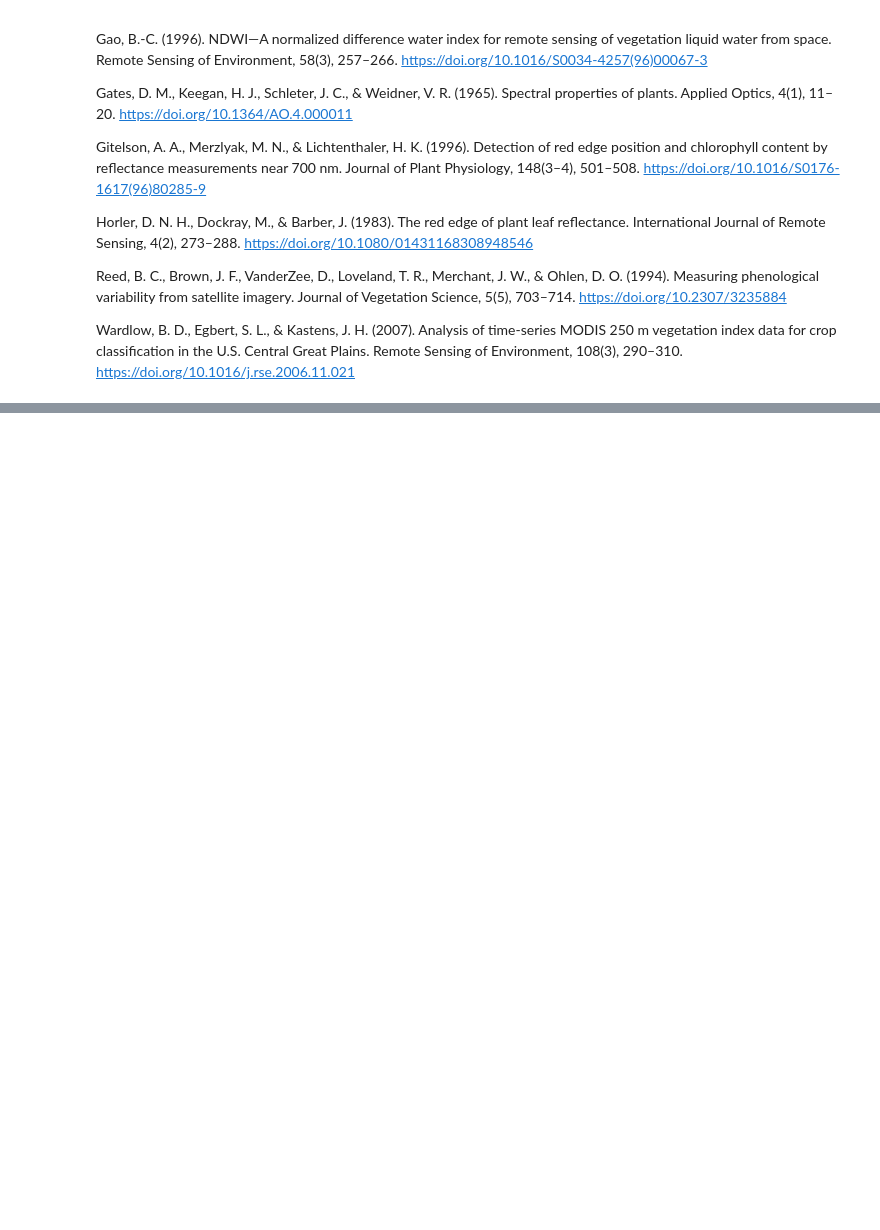
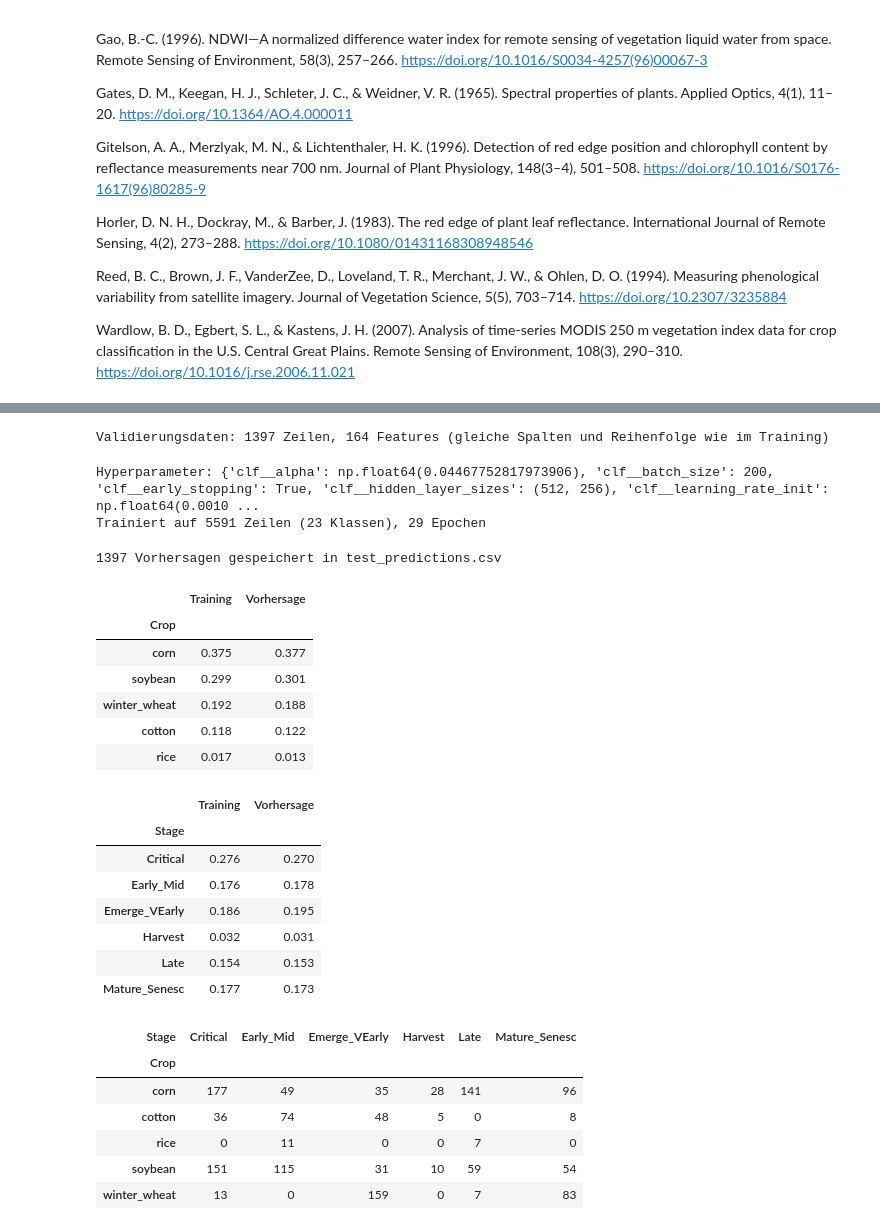
Before and after one commit to PavithV/LandwirtschaftsProjekt, a Jupyter notebook: final_predictions.ipynb, the cells around one changed output, grey strips where cells are left out. Saved outputs shown, nothing was run; the diff lists cells and outputs as text; code cells hidden in the pictures; blank space fills up the shorter version.

```diff
--- a/final_predictions.ipynb
+++ b/final_predictions.ipynb
@@ -867,0 +898,73 @@ Wardlow, B. D., Egbert, S. L., & Kastens, J. H. (2007). Analysis of time-series
+# %%
+import sys
+sys.path.insert(0, 'pipeline')
+from src.data_prep import process_dataframe
+
+raw_train = pd.read_csv('data/train.csv')
+raw_test = pd.read_csv('data/test.csv')
+
+# Gleiche Vorverarbeitung wie im Training; AEZ-Kategorien aus dem Training, damit die One-Hot-Spalten übereinstimmen
+test_processed = process_dataframe(raw_test, aez_categories=raw_train['AEZ'].dropna().unique())
+missing_cols = set(X_fe_train.columns) - set(test_processed.columns)
+assert not missing_cols, f'Im Testset fehlen Feature-Spalten: {missing_cols}'
+
+X_submit = test_processed[X_fe_train.columns]
+assert len(X_submit) == len(raw_test) and X_submit.notna().all().all()
+print(f'Validierungsdaten: {X_submit.shape[0]} Zeilen, {X_submit.shape[1]} Features (gleiche Spalten und Reihenfolge wie im Training)')
+# %% [output]
+Validierungsdaten: 1397 Zeilen, 164 Features (gleiche Spalten und Reihenfolge wie im Training)
+# %%
+# Getunte Hyperparameter des gemeinsamen MLP übernehmen und auf 100 % der Trainingsdaten neu fitten
+final_model = clone(tuned[('MLP', 'Joint')]['estimator'])
+final_model.fit(df[X_fe_train.columns], df['Crop_Stage'])
+
+print('Hyperparameter:', tuned[('MLP', 'Joint')]['params'])
+print(f"Trainiert auf {len(df)} Zeilen ({df['Crop_Stage'].nunique()} Klassen), {final_model.named_steps['clf'].n_iter_} Epochen")
+# %% [output]
+Hyperparameter: {'clf__alpha': np.float64(0.04467752817973906), 'clf__batch_size': 200, 'clf__early_stopping': True, 'clf__hidden_layer_sizes': (512, 256), 'clf__learning_rate_init': np.float64(0.0010 ...
+Trainiert auf 5591 Zeilen (23 Klassen), 29 Epochen
+# %%
+pred_crop, pred_stage = split_joint(final_model.predict(X_submit))
+
+# Crop und Stage an denselben Positionen wie in train.csv einfügen, alle anderen Spalten bleiben unverändert
+submission = raw_test.copy()
+submission.insert(raw_train.columns.get_loc('Crop'), 'Crop', pred_crop)
+submission.insert(raw_train.columns.get_loc('Stage'), 'Stage', pred_stage)
+assert list(submission.columns) == list(raw_train.columns)
+assert submission[['Crop', 'Stage']].notna().all().all()
+assert (submission['Crop'] + '|' + submission['Stage']).isin(valid_combos).all()
+
+SUBMISSION_PATH = 'test_predictions.csv'
+submission.rename(columns={'Unnamed: 0': ''}).to_csv(SUBMISSION_PATH, index=False)
+assert pd.read_csv(SUBMISSION_PATH).drop(columns=['Crop', 'Stage']).equals(raw_test)
+print(f'{len(submission)} Vorhersagen gespeichert in {SUBMISSION_PATH}')
+
+# Plausibilität: vorhergesagte Klassenverteilung im Vergleich zur Trainingsverteilung
+for target in ['Crop', 'Stage']:
+    display(pd.DataFrame({'Training': df[target].value_counts(normalize=True),
+                          'Vorhersage': submission[target].value_counts(normalize=True)}).round(3))
+pd.crosstab(submission['Crop'], submission['Stage'])
+# %% [output]
+1397 Vorhersagen gespeichert in test_predictions.csv
+|  | Training | Vorhersage |
+| Crop |  |  |
+| corn | 0.375 | 0.377 |
+| soybean | 0.299 | 0.301 |
+| winter_wheat | 0.192 | 0.188 |
+| cotton | 0.118 | 0.122 |
+| rice | 0.017 | 0.013 |
+|  | Training | Vorhersage |
+| Stage |  |  |
+| Critical | 0.276 | 0.270 |
+| Early_Mid | 0.176 | 0.178 |
+| Emerge_VEarly | 0.186 | 0.195 |
+| Harvest | 0.032 | 0.031 |
+| Late | 0.154 | 0.153 |
+| Mature_Senesc | 0.177 | 0.173 |
+| Stage | Critical | Early_Mid | Emerge_VEarly | Harvest | Late | Mature_Senesc |
+| Crop |  |  |  |  |  |  |
+| corn | 177 | 49 | 35 | 28 | 141 | 96 |
+| cotton | 36 | 74 | 48 | 5 | 0 | 8 |
+| rice | 0 | 11 | 0 | 0 | 7 | 0 |
+| soybean | 151 | 115 | 31 | 10 | 59 | 54 |
+| winter_wheat | 13 | 0 | 159 | 0 | 7 | 83 |
```
Also changed, not shown: parts of 7 cells of this notebook, 2 other files.
